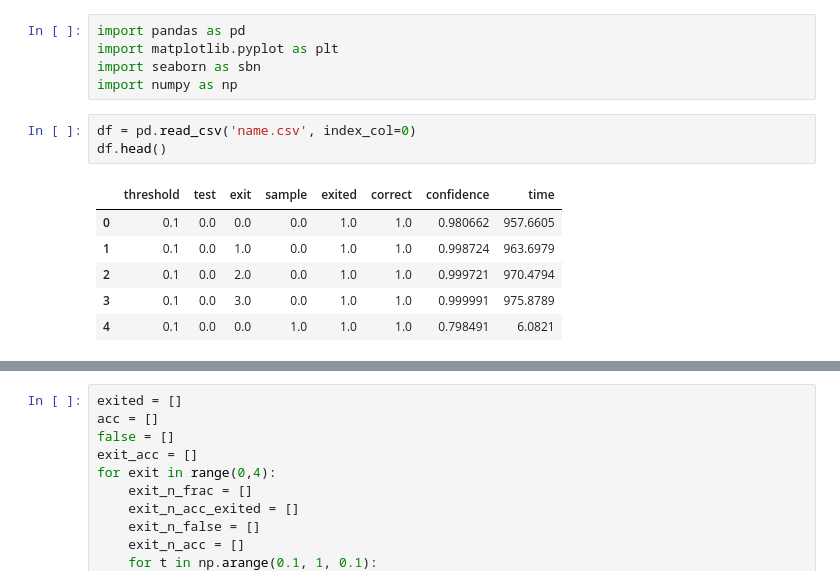
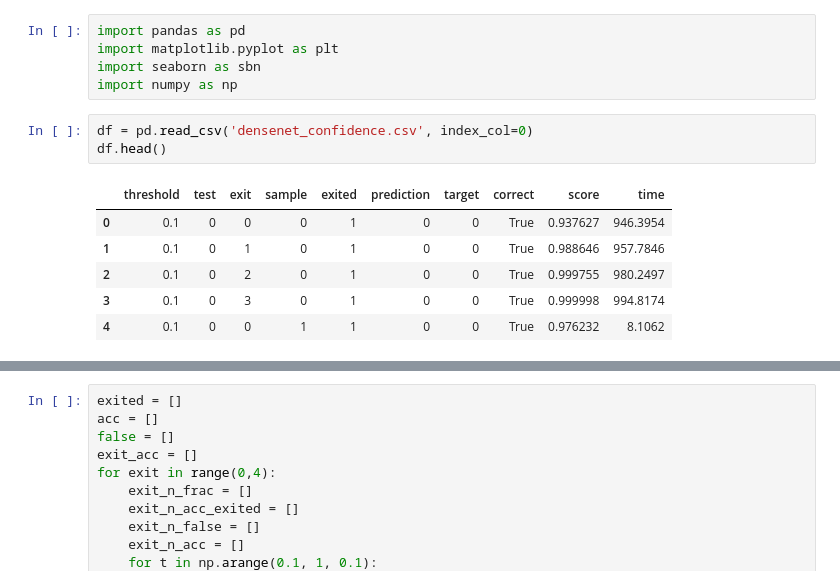
Before and after one commit to AlexKarlsen/thesis-src, a Jupyter notebook: DDNN/logging/threshold_test/Threshold analysis-Copy1.ipynb, the cells around one changed output, grey strips where cells are left out. Drawn from its saved outputs; the diff is of its cells as text.

```diff
--- a/DDNN/logging/threshold_test/Threshold analysis-Copy1.ipynb
+++ b/DDNN/logging/threshold_test/Threshold analysis-Copy1.ipynb
@@ -4,15 +4,15 @@ import matplotlib.pyplot as plt
 import seaborn as sbn
 import numpy as np
 # %%
-df = pd.read_csv('name.csv', index_col=0)
+df = pd.read_csv('densenet_confidence.csv', index_col=0)
 df.head()
 # %% [output]
-|  | threshold | test | exit | sample | exited | correct | confidence | time |
-| 0 | 0.1 | 0.0 | 0.0 | 0.0 | 1.0 | 1.0 | 0.980662 | 957.6605 |
-| 1 | 0.1 | 0.0 | 1.0 | 0.0 | 1.0 | 1.0 | 0.998724 | 963.6979 |
-| 2 | 0.1 | 0.0 | 2.0 | 0.0 | 1.0 | 1.0 | 0.999721 | 970.4794 |
-| 3 | 0.1 | 0.0 | 3.0 | 0.0 | 1.0 | 1.0 | 0.999991 | 975.8789 |
-| 4 | 0.1 | 0.0 | 0.0 | 1.0 | 1.0 | 1.0 | 0.798491 | 6.0821 |
+|  | threshold | test | exit | sample | exited | prediction | target | correct | score | time |
+| 0 | 0.1 | 0 | 0 | 0 | 1 | 0 | 0 | True | 0.937627 | 946.3954 |
+| 1 | 0.1 | 0 | 1 | 0 | 1 | 0 | 0 | True | 0.988646 | 957.7846 |
+| 2 | 0.1 | 0 | 2 | 0 | 1 | 0 | 0 | True | 0.999755 | 980.2497 |
+| 3 | 0.1 | 0 | 3 | 0 | 1 | 0 | 0 | True | 0.999998 | 994.8174 |
+| 4 | 0.1 | 0 | 0 | 1 | 1 | 0 | 0 | True | 0.976232 | 8.1062 |
 # %%
 df.loc[(df['threshold'] == 0.4) & (df['exit'] == 0) & (df['exited']==1) & (df['correct']==0)]
 # %% [output]
```
Also changed, not shown: parts of 7 cells of this notebook, 6 other files.
